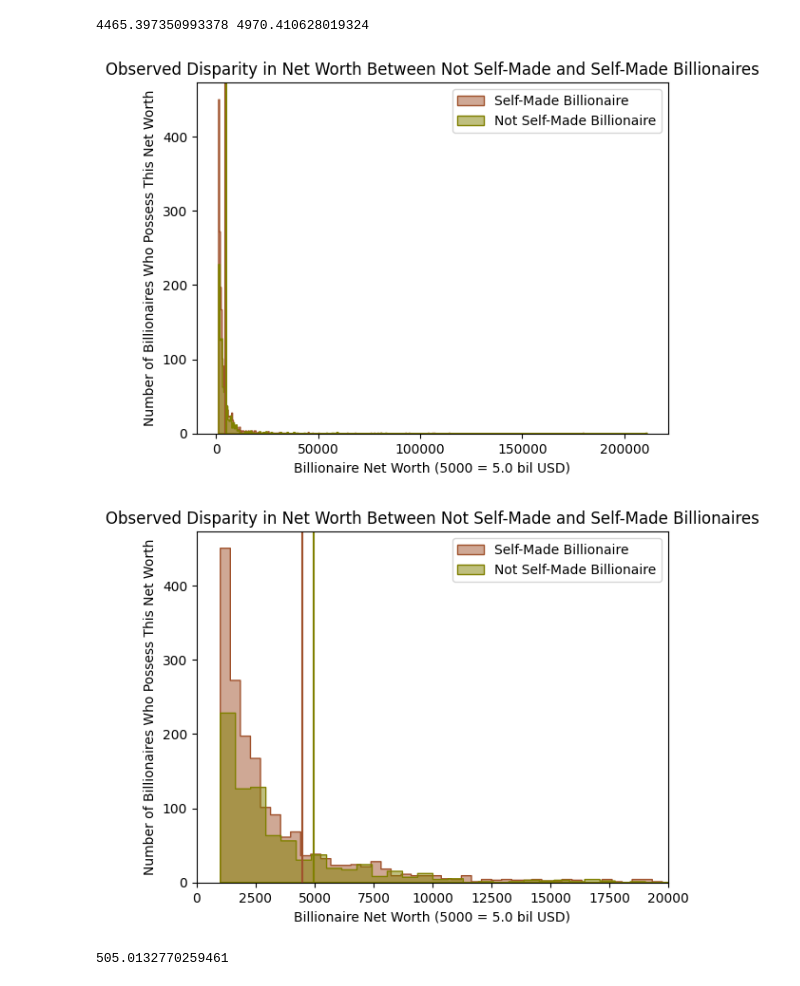
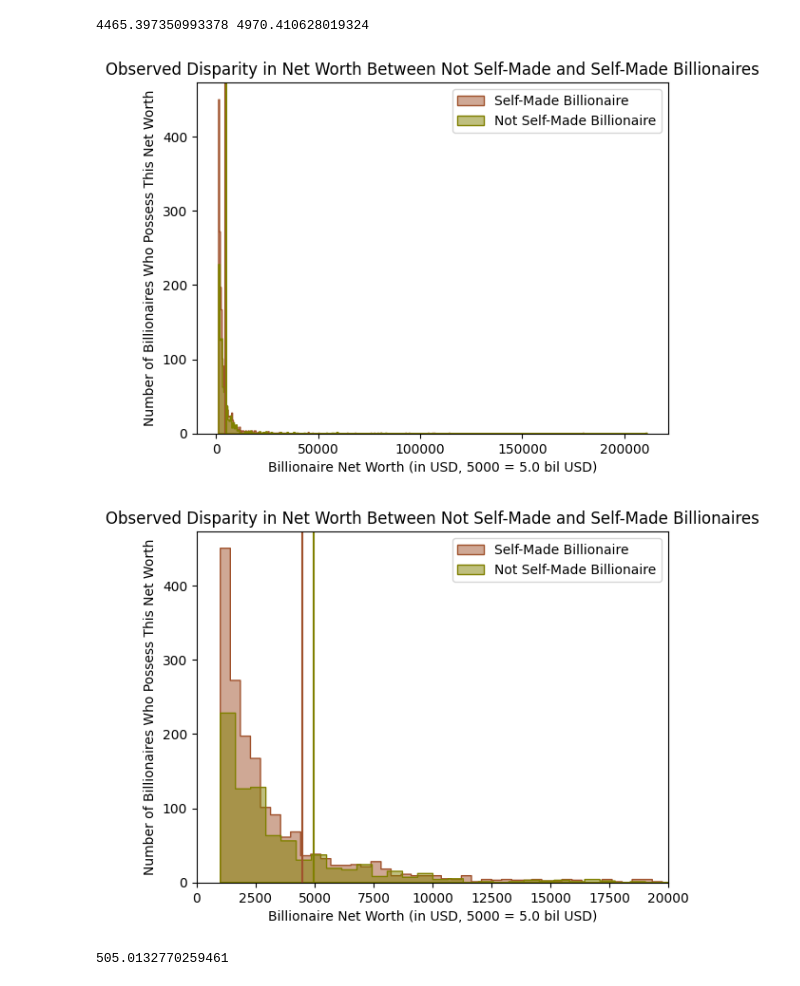
Before and after one commit to torrileigh/stat_comp_fp23, a Jupyter notebook: DSC_Final_Project_F23.ipynb, the cells around one changed output. Saved outputs shown, nothing was run; the diff lists cells and outputs as text; code cells hidden in the pictures.

```diff
--- a/DSC_Final_Project_F23.ipynb
+++ b/DSC_Final_Project_F23.ipynb
@@ -552,28 +552,28 @@ print(self_made_bill_worth, trust_fund_bb_worth)
 # %%
 sns.histplot(data = self_made_bill, x = "finalWorth", label = 'Self-Made Billionaire', color = "sienna", alpha = 0.5, element="step")
 sns.histplot(data = trust_fund_bb, x = "finalWorth", label = 'Not Self-Made Billionaire', color = "olive", alpha = 0.5, element="step")
 plt.axvline(x = self_made_bill_worth, color = "sienna")
 plt.axvline(x = trust_fund_bb_worth, color = "olive")
 plt.title('Observed Disparity in Net Worth Between Not Self-Made and Self-Made Billionaires')
-plt.xlabel("Billionaire Net Worth (5000 = 5.0 bil USD)")
+plt.xlabel("Billionaire Net Worth (in USD, 5000 = 5.0 bil USD)")
 plt.ylabel("Number of Billionaires Who Possess This Net Worth")
 plt.legend()
 plt.show()
 # %% [output]
-[figure, old version]
+[figure, new version]
 # %%
 sns.histplot(data = self_made_bill, x = "finalWorth", label = 'Self-Made Billionaire', color = "sienna", alpha = 0.5, element="step")
 sns.histplot(data = trust_fund_bb, x = "finalWorth", label = 'Not Self-Made Billionaire', color = "olive", alpha = 0.5, element="step")
 plt.axvline(x = self_made_bill_worth, color = "sienna")
 plt.axvline(x = trust_fund_bb_worth, color = "olive")
 plt.title('Observed Disparity in Net Worth Between Not Self-Made and Self-Made Billionaires')
-plt.xlabel("Billionaire Net Worth (5000 = 5.0 bil USD)")
+plt.xlabel("Billionaire Net Worth (in USD, 5000 = 5.0 bil USD)")
 plt.ylabel("Number of Billionaires Who Possess This Net Worth")
 plt.legend()
 plt.xlim(0, 20000)
 plt.show()
 # %% [output]
-[figure, old version]
+[figure, new version]
 # %%
 # define a function to compute the test statistic
 
```
Also changed, not shown: parts of 33 cells of this notebook.
